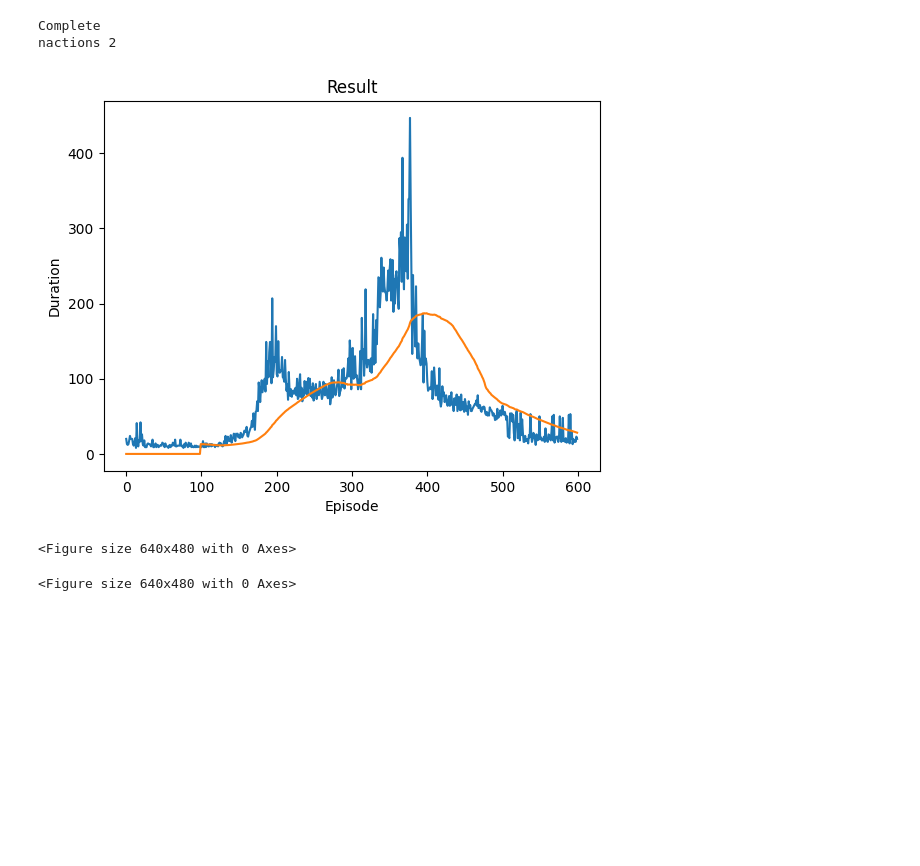
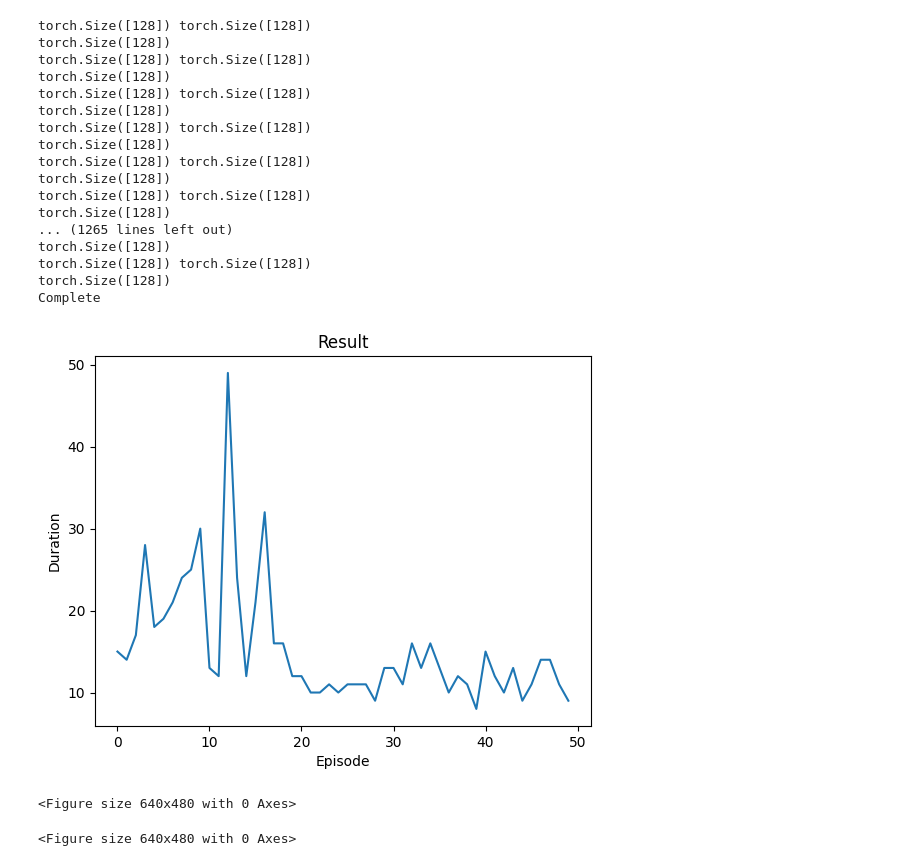
Before and after one commit to psweet/chess_reinforcement, a Jupyter notebook: cartpole.ipynb, the cells around one changed output. Saved outputs shown, nothing was run; the diff lists cells and outputs as text; code cells hidden in the pictures; blank space fills up the shorter version.

```diff
--- a/cartpole.ipynb
+++ b/cartpole.ipynb
@@ -77,10 +77,10 @@ LR = 1e-4
 
 # Get number of actions from gym action space
 n_actions = env.action_space.n
-print("nactions", n_actions)
 # Get the number of state observations
 state, info = env.reset()
 n_observations = len(state)
+
 
 policy_net = DQN(n_observations, n_actions).to(device)
 target_net = DQN(n_observations, n_actions).to(device)
@@ -89,9 +89,7 @@ target_net.load_state_dict(policy_net.state_dict())
 optimizer = optim.AdamW(policy_net.parameters(), lr=LR, amsgrad=True)
 memory = ReplayMemory(10000)
 
-
 steps_done = 0
-
 
 def select_action(state):
     global steps_done
@@ -172,6 +170,8 @@ def optimize_model():
     # Compute the expected Q values
     expected_state_action_values = (next_state_values * GAMMA) + reward_batch
 
+    print(next_state_values.shape, reward_batch.shape)
+    print(expected_state_action_values.shape)
     # Compute Huber loss
     criterion = nn.SmoothL1Loss()
     loss = criterion(state_action_values, expected_state_action_values.unsqueeze(1))
@@ -203,36 +203,50 @@ for i_episode in range(num_episodes):
         else:
             next_state = torch.tensor(observation, dtype=torch.float32, device=device).unsqueeze(0)
 
         # Store the transition in memory
         memory.push(state, action, next_state, reward)
 
         # Move to the next state
         state = next_state
 
         # Perform one step of the optimization (on the policy network)
         optimize_model()
 
         # Soft update of the target network's weights
         # θ′ ← τ θ + (1 −τ )θ′
         target_net_state_dict = target_net.state_dict()
         policy_net_state_dict = policy_net.state_dict()
         for key in policy_net_state_dict:
             target_net_state_dict[key] = policy_net_state_dict[key]*TAU + target_net_state_dict[key]*(1-TAU)
         target_net.load_state_dict(target_net_state_dict)
 
         if done:
             episode_durations.append(t + 1)
-            plot_durations()
+            # plot_durations()
             break
 
 print('Complete')
-print('nactions', n_actions)
 plot_durations(show_result=True)
 plt.ioff()
 plt.show()
 # %% [output]
+torch.Size([128]) torch.Size([128])
+torch.Size([128])
+torch.Size([128]) torch.Size([128])
+torch.Size([128])
+torch.Size([128]) torch.Size([128])
+torch.Size([128])
+torch.Size([128]) torch.Size([128])
+torch.Size([128])
+torch.Size([128]) torch.Size([128])
+torch.Size([128])
+torch.Size([128]) torch.Size([128])
+torch.Size([128])
+... (1265 lines left out)
+torch.Size([128])
+torch.Size([128]) torch.Size([128])
+torch.Size([128])
 Complete
-nactions 2
-[figure, old version]
+[figure, new version]
 <Figure size 640x480 with 0 Axes>
 <Figure size 640x480 with 0 Axes>
```
Also changed, not shown: parts of 1 cell of this notebook, 4 other files.
